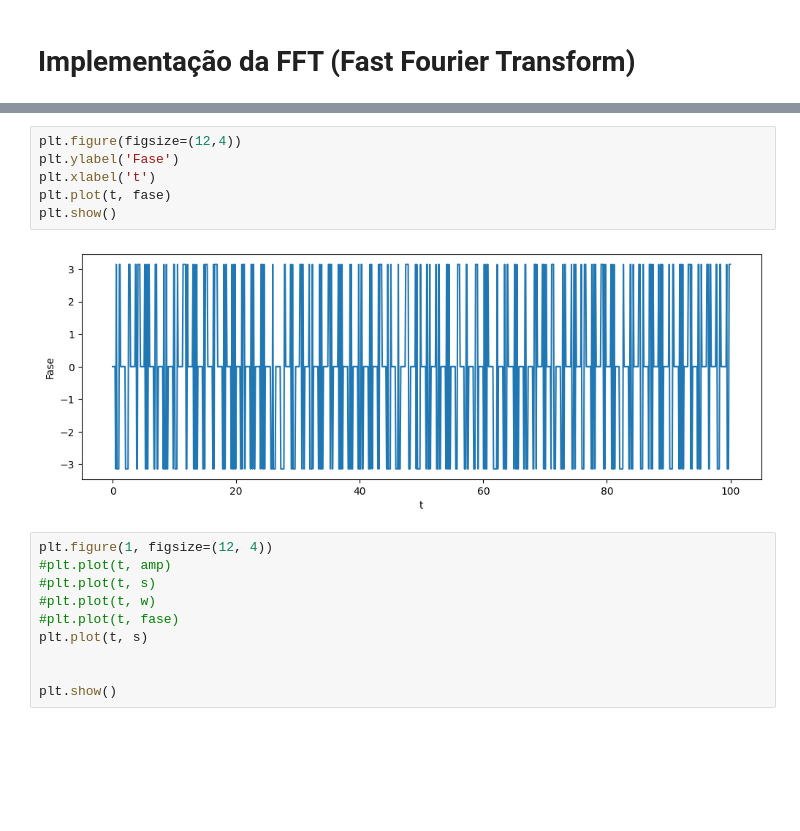
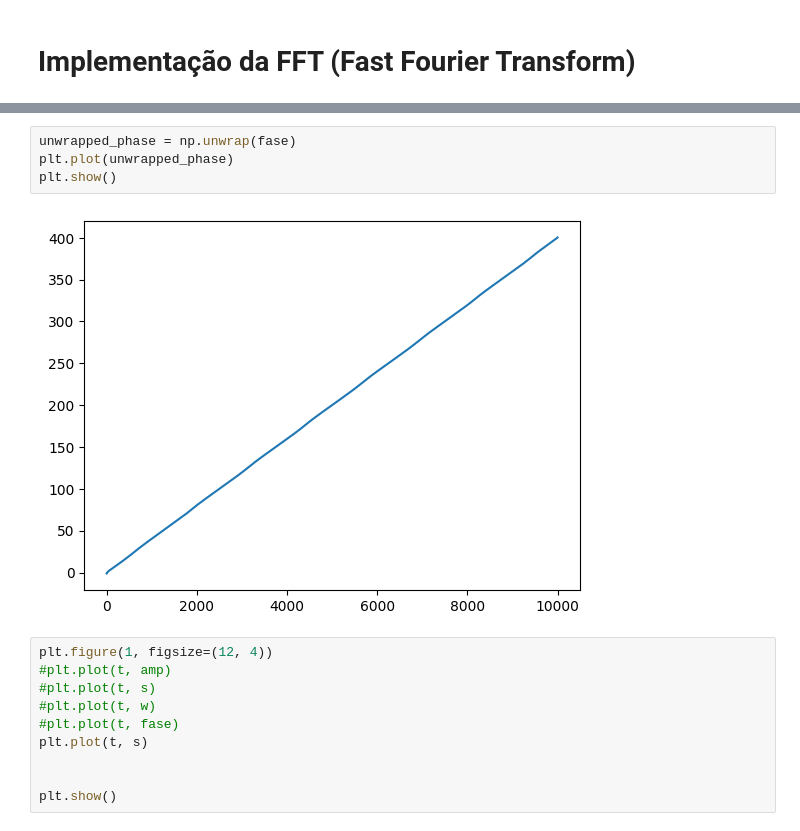
Before and after one commit to vidomirana/Analise-Sincronia-SeriesTemporais-Soja, a Jupyter notebook: Processamento_Sinais.ipynb, the cells around one changed output, grey strips where cells are left out. Cells and saved outputs as stored; diff of their text form; blank space fills up the shorter version.

```diff
--- a/Processamento_Sinais.ipynb
+++ b/Processamento_Sinais.ipynb
@@ -56,11 +63,9 @@ plt.plot(fase)
-# %%
-plt.figure(figsize=(12,4))
-plt.ylabel('Fase')
-plt.xlabel('t')
-plt.plot(t, fase)
-plt.show()
-# %% [output]
-[figure, removed]
+# %%
+unwrapped_phase = np.unwrap(fase)
+plt.plot(unwrapped_phase)
+plt.show()
+# %% [output]
+[figure, added]
 # %%
 plt.figure(1, figsize=(12, 4))
 #plt.plot(t, amp)
```
Also changed, not shown: parts of 7 cells of this notebook.
